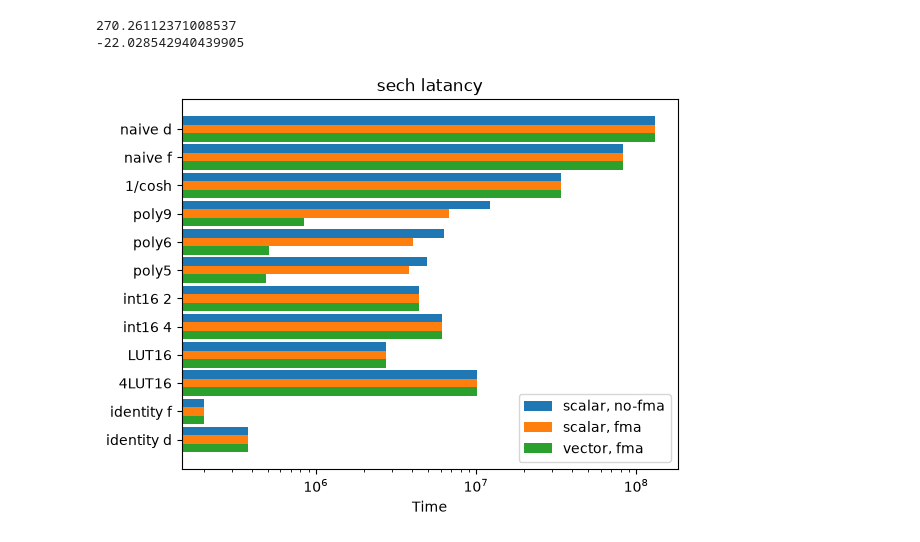
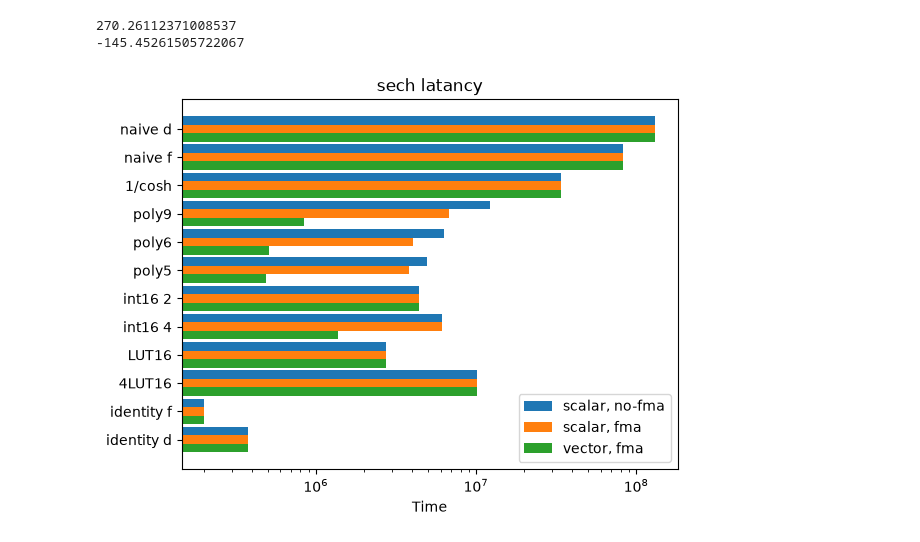
Before and after one commit to VinInn/pyTools, a Jupyter notebook: sechSpeed.ipynb, the cells around one changed output. Cells and saved outputs as stored; diff of their text form; code cells hidden in the pictures.

```diff
--- a/sechSpeed.ipynb
+++ b/sechSpeed.ipynb
@@ -34,36 +34,36 @@ fma = [ 1.3092979140000001e+08,  8.225e+07,  3.3877363761904769e+07,
        2.0101312205628952e+05, 3.7555746030042833e+05]
 vector = [ 1.3102647820000000e+08,  8.2177334000000030e+07,  3.3863212714285724e+07,
           8.4615814752116054e+05,  5.0772656780275604e+05,  4.8481437656033272e+05,
-          4.3914077798742149e+06, 6.1535040614035027e+06,
+          4.3914077798742149e+06, 1.3761720609037334e+06,
           2.7213558287937697e+06,  1.0148788086956525e+07,
           2.0102147271682962e+05, 3.7555746030042833e+05]
 
 
 print(vector[0]/vector[5])
 print((vector[0]-vector[7])/(vector[5]-vector[7]))
 
 
 # error = [0.2, 0.4, 0.3, 0.6, 0.2]
 
 x = np.arange(len(sech))  # the label locations
 width = 0.3  # the width of a bar
 
 fig, ax = plt.subplots()
 ax.barh(x-width, nofma, width, align='center', label='scalar, no-fma')
 ax.barh(x, fma, width, align='center', label='scalar, fma')
 ax.barh(x+width, vector, width, align='center', label='vector, fma')
 ax.yaxis.set_inverted(True)  # arrange data from top to bottom
 plt.xscale("log")
 ax.set_yticks(x,sech)
 ax.set_xlabel('Time')
 ax.set_title('sech latancy')
 ax.legend()
 
 plt.show()
 # %% [output]
 270.26112371008537
--22.028542940439905
+-145.45261505722067
-[figure, old version]
+[figure, new version]
 # %%
 
 sech = ('naive d','naive f', '1/cosh d', '1/cosh f', 'in poly9 d', 'in poly9 f', 'poly9 d', 'poly9 f', 'poly5','int16 2','int16 4', 'int16 256KB', '4LUT 256KB', 'int16 128KB', '4LUT 128KB', 'identity d','identity f' )
```
Also changed, not shown: parts of 3 cells of this notebook, 2 other files.
